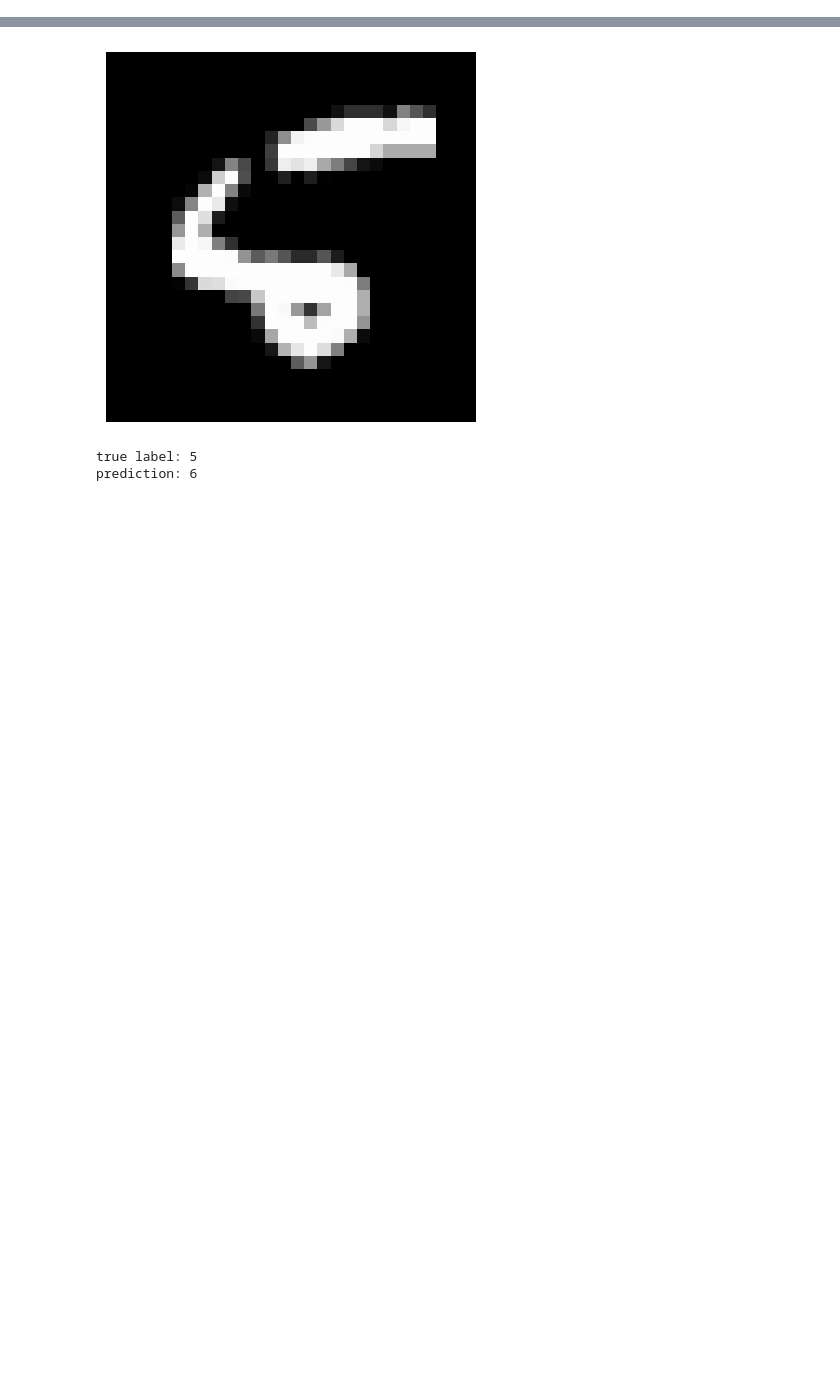
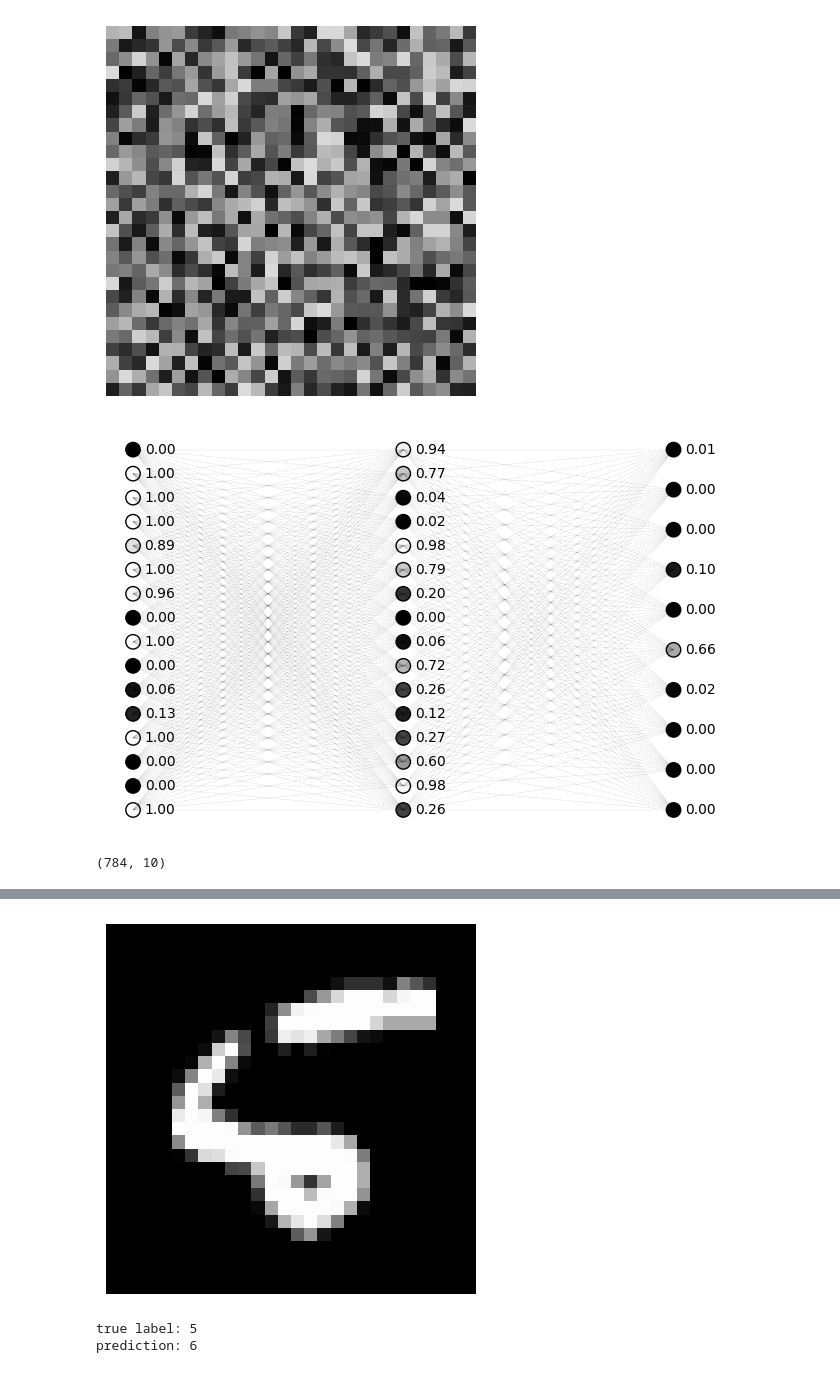
Before and after one commit to Alireza2317/NeuralNet_from_scratch, a Jupyter notebook: app.ipynb, the cells around one changed output, grey strips where cells are left out. Cells and saved outputs as stored; diff of their text form; code cells hidden in the pictures; blank space fills up the shorter version.

```diff
--- a/app.ipynb
+++ b/app.ipynb
@@ -511,16 +525,15 @@ Cost = 0.123
-# %%
-lr = 0.05
-previous_score = NN.accuracy_score(x_test, y_test) * 100
-count = 0
-while True:
-	NN.train(x_train, y_train, learning_rate=lr)
-	oos_accracy = NN.accuracy_score(x_test, y_test) * 100
-	print(f'{oos_accracy:.2f}%')
-	if oos_accracy > previous_score:
-		lr *= 1.01
-		previous_score = oos_accracy
-	else:
-		lr *= 0.97
-
-	count += 1
-	if count == 100: break
+# %%
+noise = np.random.randint(0, 220, size=(784, 1))
+NN.show_sample(noise)
+NN.load_input_layer(noise)
+NN.feed_forward()
+NN.plot_network()
+# %% [output]
+[figure, added]
+[figure, added]
+# %%
+custom_df = pd.read_csv('./custom_data.csv')
+custom_test_x = np.array(custom_df).T
+custom_test_x.shape
+# %% [output]
+(784, 10)
```
Also changed, not shown: parts of 5 cells of this notebook, 12 other files.
